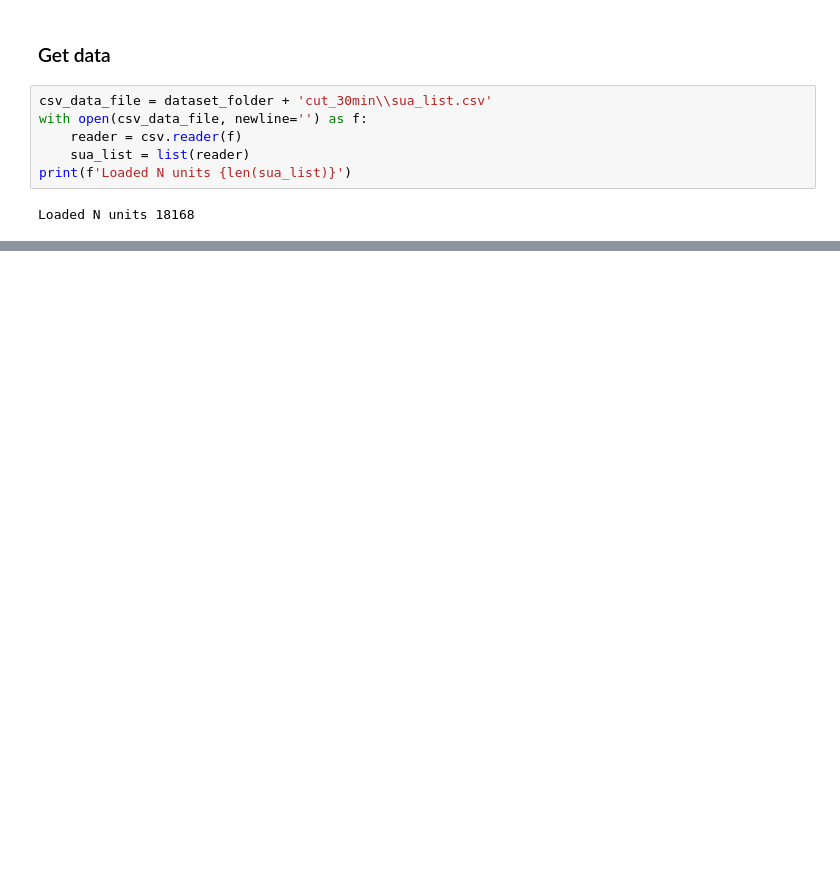
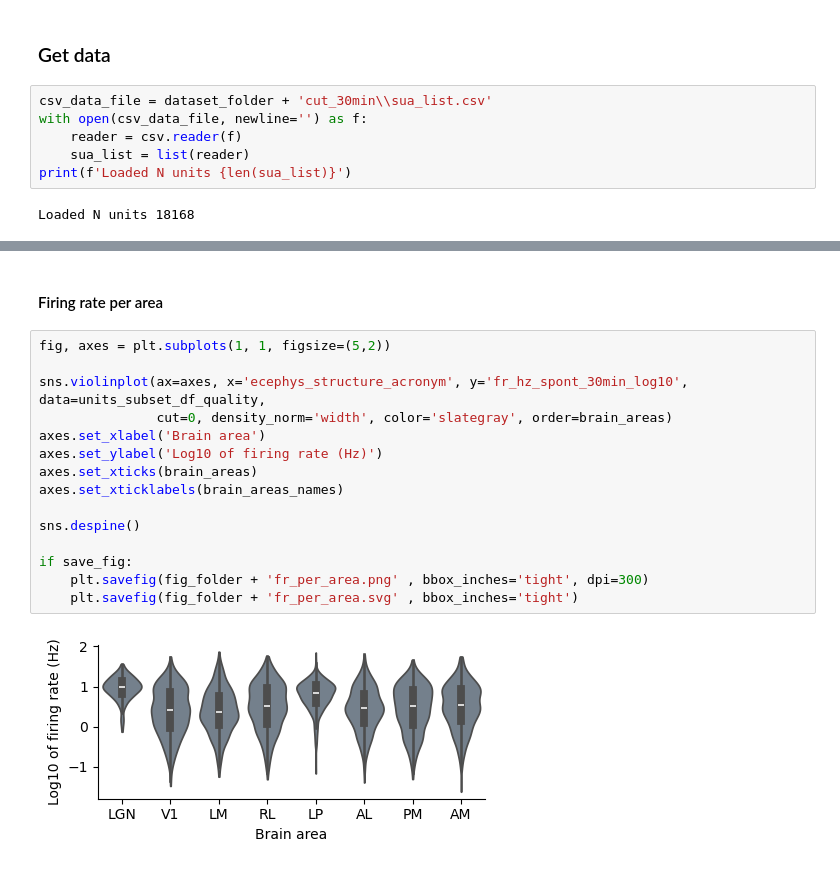
Before and after one commit to iinnpp/isttc, a Jupyter notebook: notebooks/mice/plot_dataset_info.ipynb, the cells around one changed output, grey strips where cells are left out. Saved outputs shown, nothing was run; the diff lists cells and outputs as text; blank space fills up the shorter version.

```diff
--- a/notebooks/mice/plot_dataset_info.ipynb
+++ b/notebooks/mice/plot_dataset_info.ipynb
@@ -88,0 +130,19 @@ units_subset_df.groupby(by='ecephys_structure_acronym', as_index=False).count()
+# %% [markdown]
+#### Firing rate per area
+# %%
+fig, axes = plt.subplots(1, 1, figsize=(5,2))
+
+sns.violinplot(ax=axes, x='ecephys_structure_acronym', y='fr_hz_spont_30min_log10', data=units_subset_df_quality,
+               cut=0, density_norm='width', color='slategray', order=brain_areas)
+axes.set_xlabel('Brain area')
+axes.set_ylabel('Log10 of firing rate (Hz)')
+axes.set_xticks(brain_areas)
+axes.set_xticklabels(brain_areas_names)
+
+sns.despine()
+
+if save_fig:
+    plt.savefig(fig_folder + 'fr_per_area.png' , bbox_inches='tight', dpi=300)
+    plt.savefig(fig_folder + 'fr_per_area.svg' , bbox_inches='tight')
+# %% [output]
+[figure, added]
```
Also changed, not shown: parts of 17 cells of this notebook, 8 other files.
